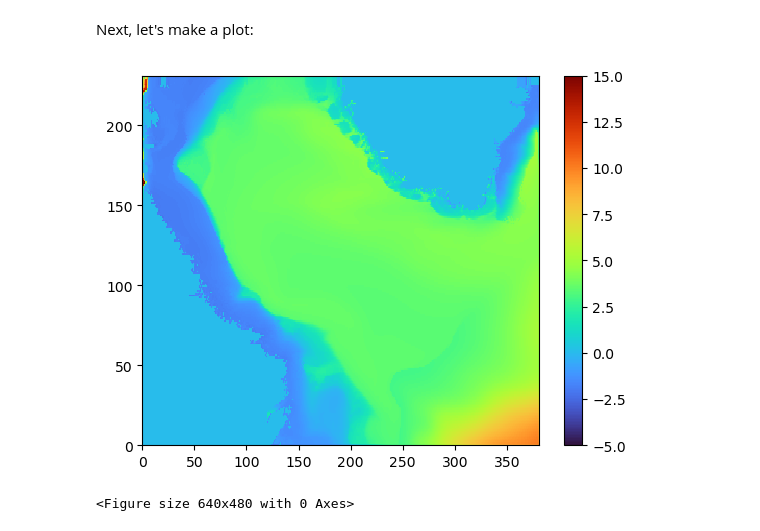
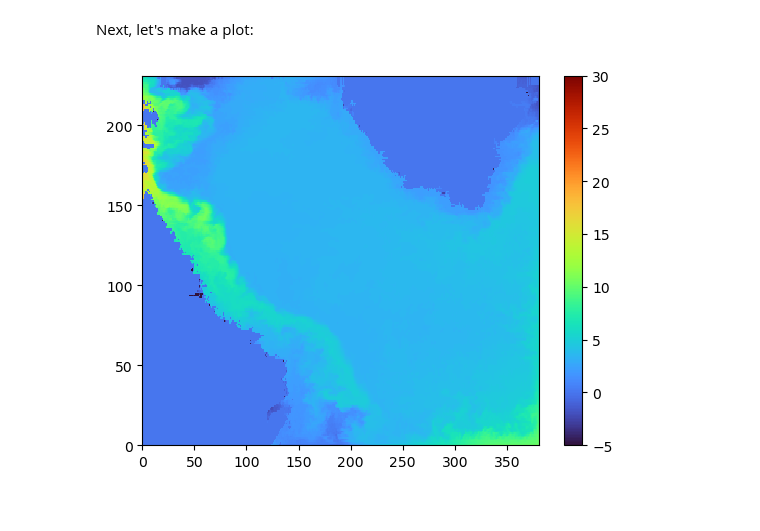
Before and after one commit to benjaminkzm/cs185c, a Jupyter notebook: project/notebooks/CS 185C Lecture 13-2 Notebook.ipynb, the cells around one changed output. Saved outputs shown, nothing was run; the diff lists cells and outputs as text; code cells hidden in the pictures.

Commit message:
Added Plot notebook

```diff
--- a/project/notebooks/CS 185C Lecture 13-2 Notebook.ipynb
+++ b/project/notebooks/CS 185C Lecture 13-2 Notebook.ipynb
@@ -41,16 +41,14 @@ With the data in hand, let's go ahead and make a quick plot. First, we will read
 n_rows = 231
 n_cols = 381
 variables = ['THETA','SALT']
-data = np.fromfile(os.path.join(run_dir,'diags','TS_surf_daily_mean','TS_surf_daily_mean.0000000156.data'),'>f4')
+data = np.fromfile(os.path.join(run_dir,'diags','TS_surf_daily_mean','TS_surf_daily_mean.0000055428.data'),'>f4')
 data = np.reshape(data,(len(variables),n_rows,n_cols))
 # %% [markdown]
 Next, let's make a plot:
 # %%
 plt.figure()
-C = plt.pcolormesh(data[0,:,:],cmap='turbo', vmin=-5, vmax=15)
+C = plt.pcolormesh(data[0,:,:],cmap='turbo', vmin=-5, vmax=30)
 plt.colorbar(C)
 plt.show()
-plt.savefig("my_plot.png", dpi=300, bbox_inches='tight')
 # %% [output]
-[figure, old version]
+[figure, new version]
-<Figure size 640x480 with 0 Axes>
```
